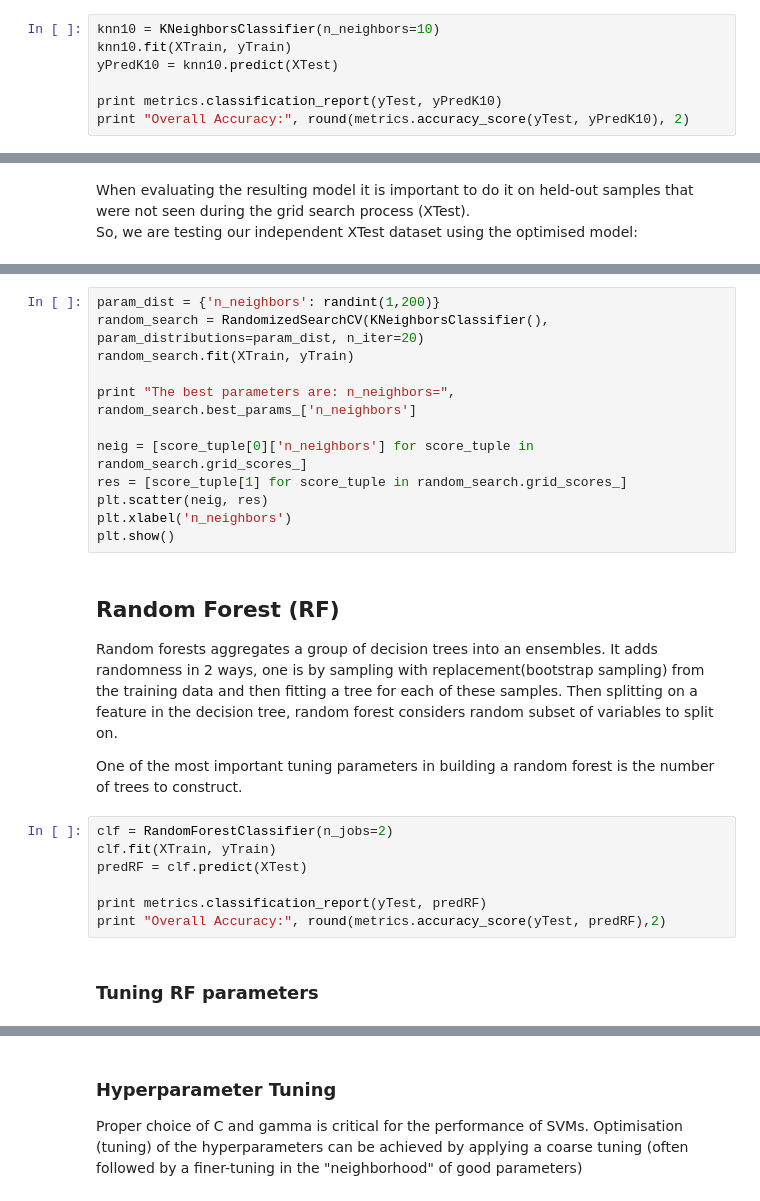
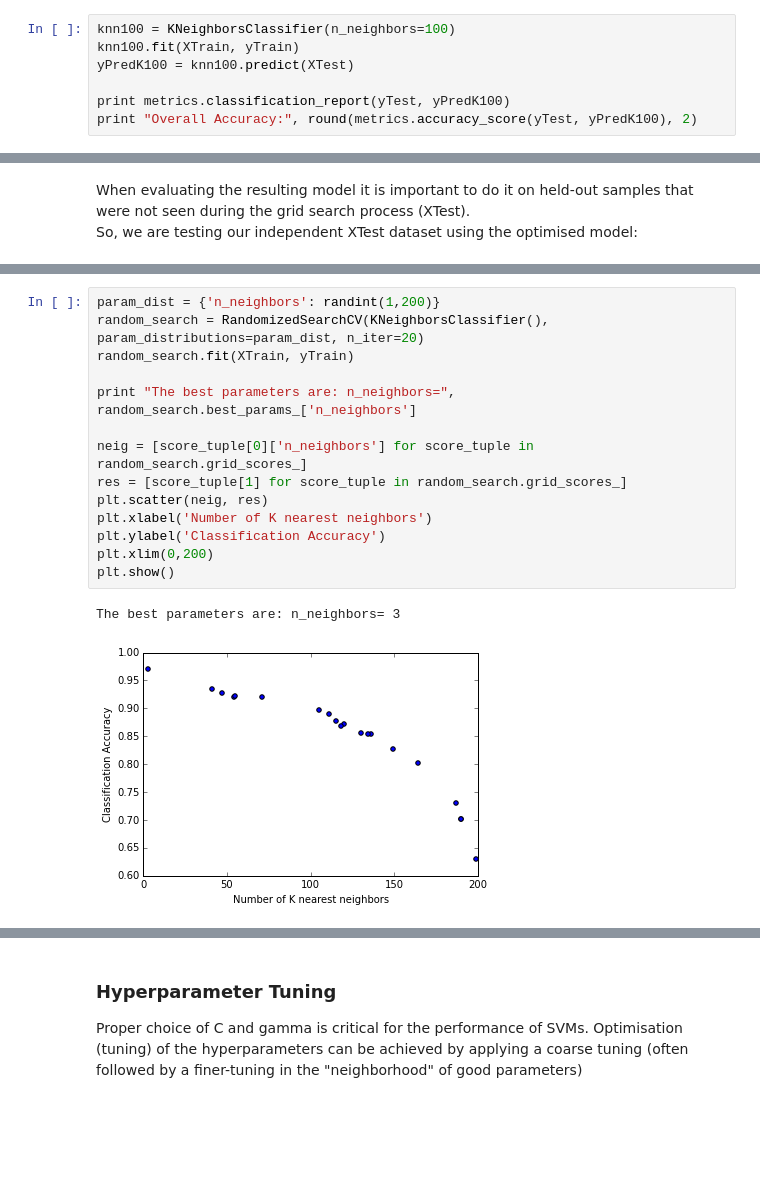
Before and after one commit to cambridgecoding/pydata-tutorial, a Jupyter notebook: PyData.ipynb, the cells around one changed output, grey strips where cells are left out. Saved outputs shown, nothing was run; the diff lists cells and outputs as text; blank space fills up the shorter version.

```diff
--- a/PyData.ipynb
+++ b/PyData.ipynb
@@ -117,7 +149,7 @@ print "Overall Accuracy:", round(metrics.accuracy_score(yTest, yPredK3), 2)
 # %%
-knn10 = KNeighborsClassifier(n_neighbors=10)
-knn10.fit(XTrain, yTrain)
-yPredK10 = knn10.predict(XTest)
+knn100 = KNeighborsClassifier(n_neighbors=100)
+knn100.fit(XTrain, yTrain)
+yPredK100 = knn100.predict(XTest)
 
-print metrics.classification_report(yTest, yPredK10)
-print "Overall Accuracy:", round(metrics.accuracy_score(yTest, yPredK10), 2)
+print metrics.classification_report(yTest, yPredK100)
+print "Overall Accuracy:", round(metrics.accuracy_score(yTest, yPredK100), 2)
@@ -205,27 +279,17 @@ print "Overall Accuracy:", round(metrics.accuracy_score(yTest, yPredKnn), 2)
 # %%
 param_dist = {'n_neighbors': randint(1,200)}
 random_search = RandomizedSearchCV(KNeighborsClassifier(), param_distributions=param_dist, n_iter=20)
 random_search.fit(XTrain, yTrain)
 
 print "The best parameters are: n_neighbors=", random_search.best_params_['n_neighbors']
 
 neig = [score_tuple[0]['n_neighbors'] for score_tuple in random_search.grid_scores_]
 res = [score_tuple[1] for score_tuple in random_search.grid_scores_]
 plt.scatter(neig, res)
-plt.xlabel('n_neighbors')
+plt.xlabel('Number of K nearest neighbors')
+plt.ylabel('Classification Accuracy')
+plt.xlim(0,200)
 plt.show()
+# %% [output]
+The best parameters are: n_neighbors= 3
+[figure, added]
-# %% [markdown]
-## Random Forest (RF)
-
-Random forests aggregates a group of decision trees into an ensembles. It adds randomness in 2 ways, one is by sampling with replacement(bootstrap sampling) from the training data and then fitting a tree for each of these samples. Then splitting on a feature in the decision tree, random forest considers random subset of variables to split on. <br/>
-
-One of the most important tuning parameters in building a random forest is the number of trees to construct.
-# %%
-clf = RandomForestClassifier(n_jobs=2)
-clf.fit(XTrain, yTrain)
-predRF = clf.predict(XTest)
-
-print metrics.classification_report(yTest, predRF)
-print "Overall Accuracy:", round(metrics.accuracy_score(yTest, predRF),2)
-# %% [markdown]
-### Tuning RF parameters
```
Also changed, not shown: parts of 58 cells of this notebook.
